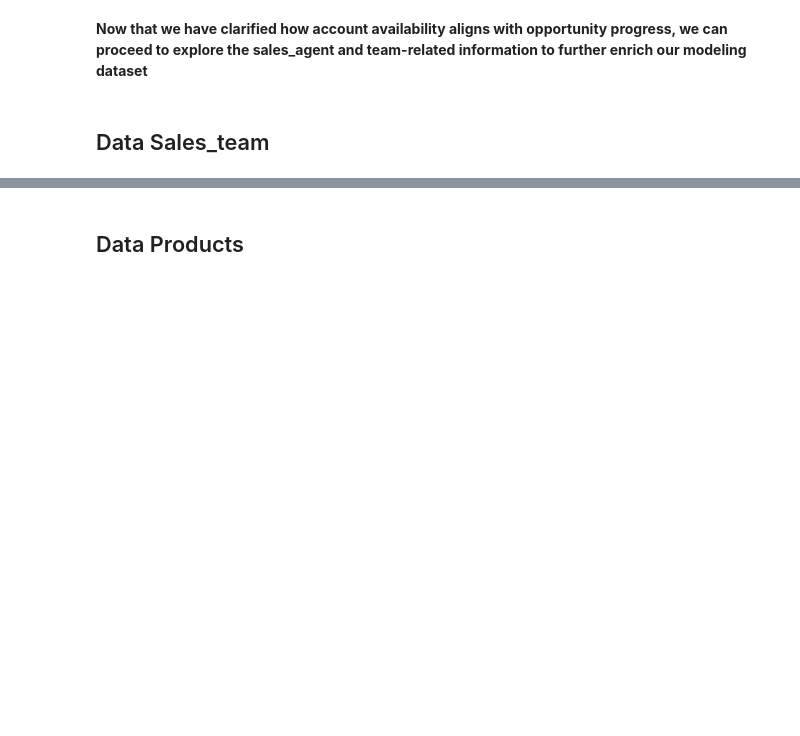
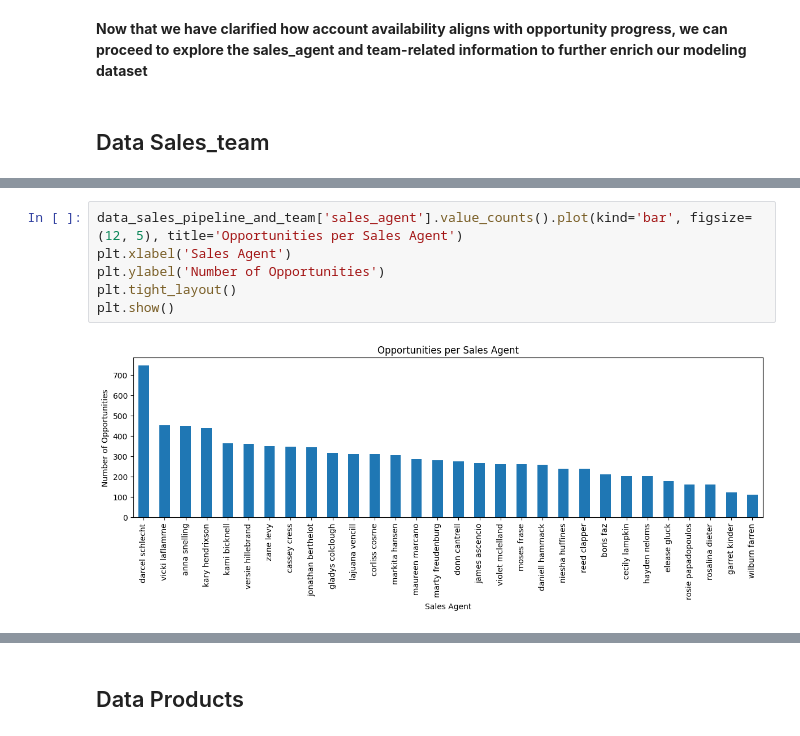
Before and after one commit to MatthieuScarset/aisrm, a Jupyter notebook: notebooks/01_data_exploration_and_cleaning.ipynb, the cells around one changed output, grey strips where cells are left out. Drawn from its saved outputs; the diff is of its cells as text; blank space fills up the shorter version.

```diff
--- a/notebooks/01_data_exploration_and_cleaning.ipynb
+++ b/notebooks/01_data_exploration_and_cleaning.ipynb
@@ -610,0 +692,8 @@ data_sales_team = clean_string_columns(data_sales_team)
+# %%
+data_sales_pipeline_and_team['sales_agent'].value_counts().plot(kind='bar', figsize=(12, 5), title='Opportunities per Sales Agent')
+plt.xlabel('Sales Agent')
+plt.ylabel('Number of Opportunities')
+plt.tight_layout()
+plt.show()
+# %% [output]
+[figure, added]
```
Also changed, not shown: parts of 27 cells of this notebook, 7 other files.
